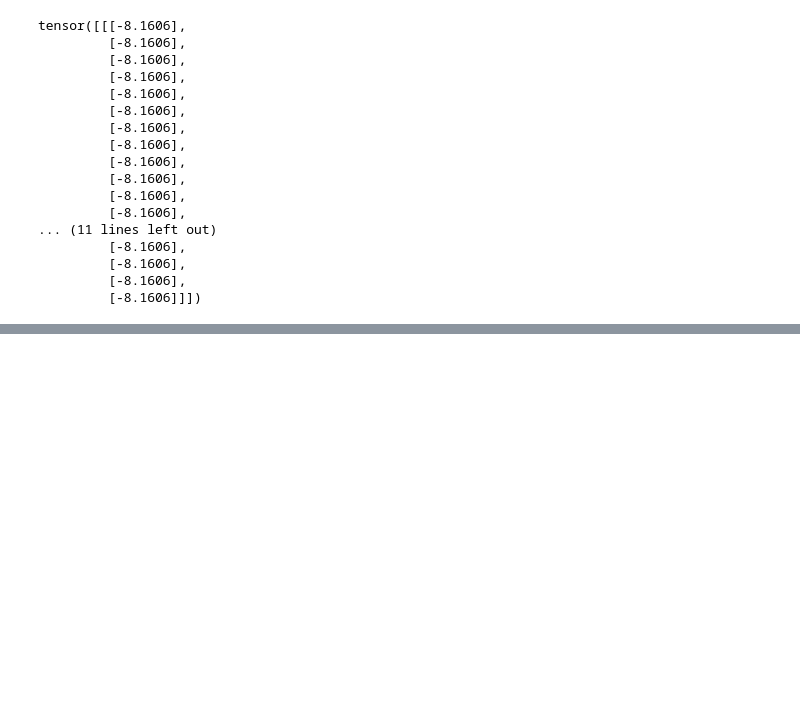
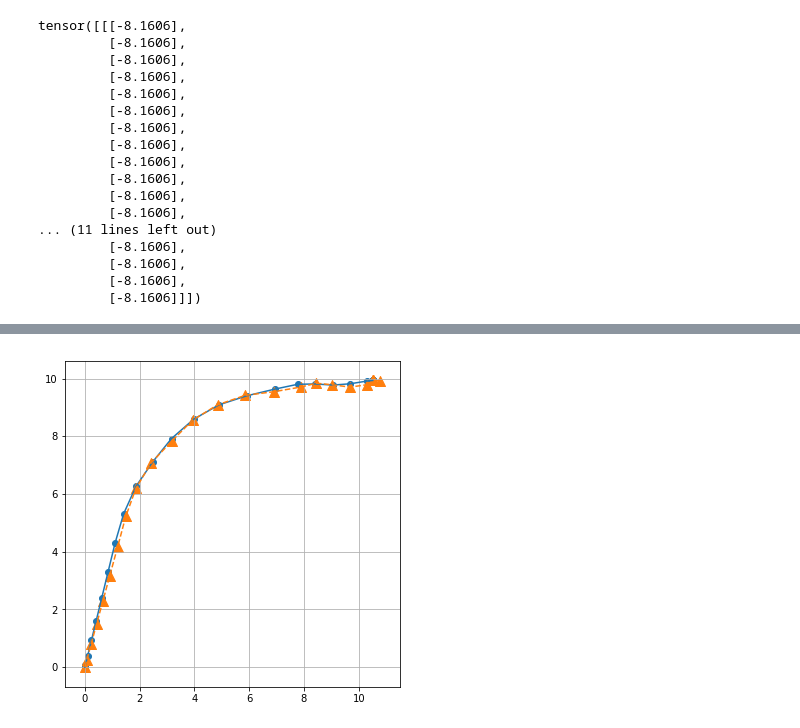
Before and after one commit to StanfordASL/stlcg_ctrl_syn, a Jupyter notebook: ctrl_syn/Policy learning.ipynb, the cells around one changed output, grey strips where cells are left out. Saved outputs shown, nothing was run; the diff lists cells and outputs as text; code cells hidden in the pictures; blank space fills up the shorter version.

Commit message:
added state loss. training to something beyond a blob

```diff
--- a/ctrl_syn/Policy learning.ipynb
+++ b/ctrl_syn/Policy learning.ipynb
@@ -383,3 +269,6 @@ o, u = policy(x_train)
+# %%
+o, u = policy(x_train)
+x_pred = policy.dynamics(x_train_, unstandardize_data(u, stats[0][:,:,4:], stats[1][:,:,4:]))
 # %%
 fig = plt.figure(figsize=(15,6))
 for k in [0,1]:
@@ -394,3 +303,12 @@ for k in [0,1]:
+# %%
+fig = plt.figure(figsize=(6,6))
+plt.plot(x_train_.squeeze().detach().numpy()[:,0], x_train_.squeeze().detach().numpy()[:,1])
+plt.plot(x_pred.squeeze().detach().numpy()[:,0], x_pred.squeeze().detach().numpy()[:,1],'--')
+plt.scatter(x_train_.squeeze().detach().numpy()[:,0], x_train_.squeeze().detach().numpy()[:,1])
+plt.scatter(x_pred.squeeze().detach().numpy()[:,0], x_pred.squeeze().detach().numpy()[:,1], marker='^', s=100)
+plt.grid()
+# %% [output]
+[figure, added]
 # %%
 x_future, u_future = policy.propagate_n(T, x_train[:1,:,:])
 complete_traj = policy.join_partial_future_signal(x_train[:1,:,:], x_future)
```
Also changed, not shown: parts of 21 cells of this notebook, 1 other file.
